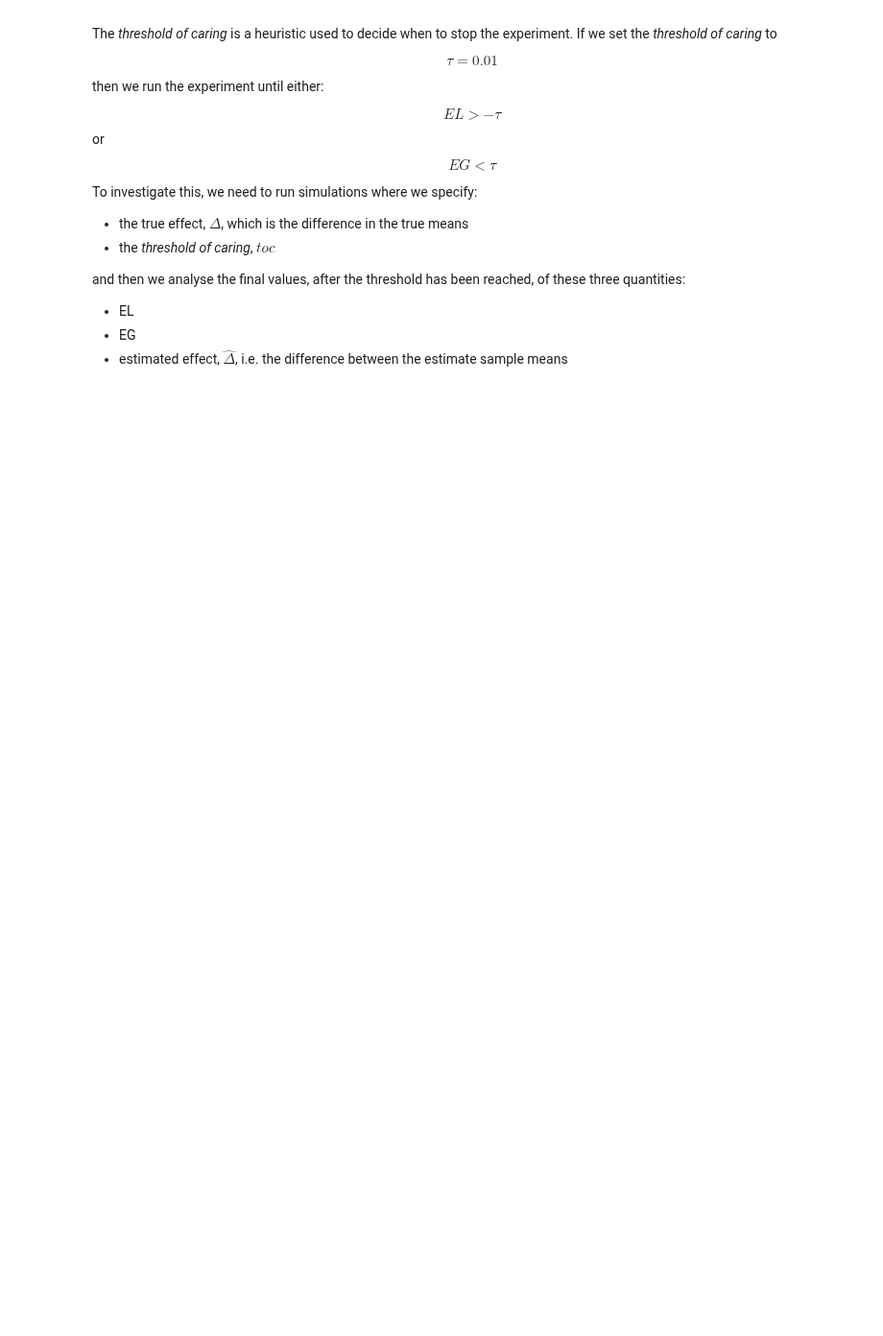
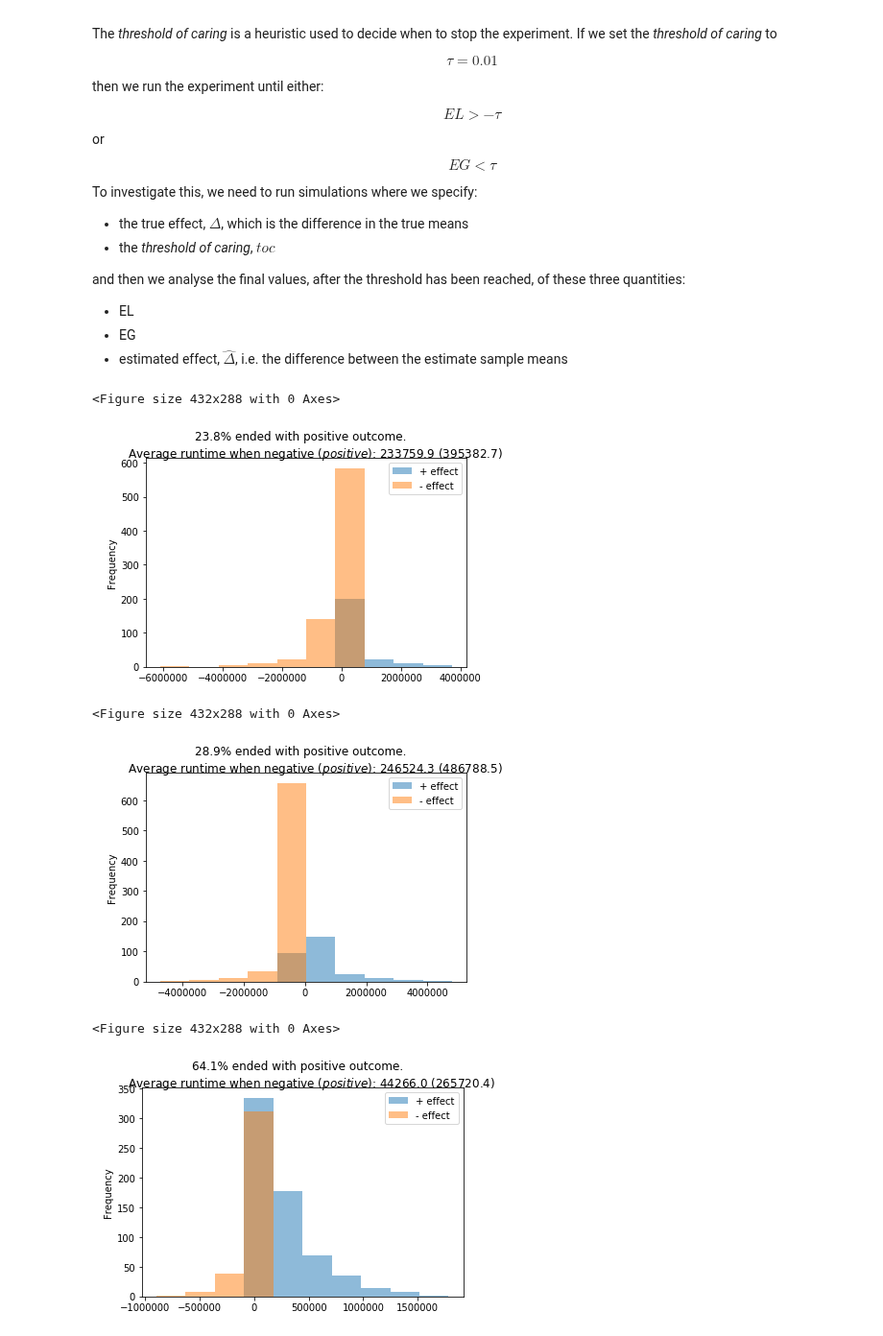
Before and after one commit to aaronmcdaid/bayesian.risk, a Jupyter notebook: notebooks/Expected Loss, and behaviour under early stopping.ipynb, the cells around one changed output. Shown at 96% size. Drawn from its saved outputs; the diff is of its cells as text; code cells hidden in the pictures; blank space fills up the shorter version.

```diff
--- a/notebooks/Expected Loss, and behaviour under early stopping.ipynb
+++ b/notebooks/Expected Loss, and behaviour under early stopping.ipynb
@@ -117,22 +97,63 @@ def to_NaN_if_False(series, b):
     s = series.copy()
     s[~b] = np.nan
     return s
+# %%
+def simulate_to_the_threshold(runs, true_difference, true_stdev, toc_down, toc_up, **kw):
+    # if either EL or EG reach the threshold_of_caring, then end
+    stopping_condition = """expected_loss > {} | expected_gain < {}""".format(toc_down, toc_up)
+    many_runs = []
+    for _ in range(runs):
+        sim = simple_dataframe_with_all_stats(
+            weights = [0.5, 0.5],
+            # the absolute value of the means doesn't matter, just the difference between them
+            means = [7, 7+true_difference],
+            stdevs = [true_stdev, true_stdev],
+            stopping_condition = stopping_condition,
+            **kw,
+        )
+        # sim.iloc[[-1]] describes the final state of the simulation
+        many_runs.append(sim.iloc[[-1]])
+    # concatenate the results, one row per simulation, and extract the interesting columns
+    df = pd.concat(many_runs).reset_index(drop=True)[['total_sample_size', 'expected_loss', 'expected_gain', 'difference_of_means']]
+    df['EL_toc_ratio'] = df.expected_loss / toc_down
+    df['EG_toc_ratio'] = df.expected_gain / toc_up
+    return df
 # %%
 def histogram(**kw):
     plt.figure()
     sims = simulate_to_the_threshold(**kw)
-    sims['is_up'] = sims.difference_of_means>0
+
+    # Check which of the stopping conditions was reached first:
+    sims['is_up'] = sims.EG_toc_ratio > sims.EL_toc_ratio
+
+    # Two sample size histograms - for positive and negative outcome
     sims['- effect'] = to_NaN_if_False(-sims.total_sample_size, ~sims.is_up)
     sims['+ effect'] = to_NaN_if_False(sims.total_sample_size, sims.is_up)
-
-    # Plot the two histograms together
     sims[['+ effect', '- effect']].plot.hist(alpha=0.5, linewidth=4, bins=10)
 
     # How many runs ended in a positive effect?
-    prop_positive = np.mean(sims.difference_of_means > 0)
+    prop_positive = np.mean(sims.is_up)
     # ... and what was the average sample size for both sets of runs?
     two_average_runtimes = sims.groupby('is_up')['total_sample_size'].mean().to_dict()
     title_string = """{:.1f}% ended with positive outcome.
         Average runtime when negative $(positive)$: {:.1f} $({:.1f})$
         """.format(prop_positive*100, two_average_runtimes.get(False, np.nan), two_average_runtimes.get(True, np.nan ))
     plt.suptitle(title_string)
+# %%
+for true_difference in [0.0, 0.01, 0.1]:
+    histogram(
+        runs=1000,
+        min_sample_size = 100,
+        true_difference=true_difference,
+        true_stdev=20,
+        toc_down = -0.001,
+        toc_up = 0.01,
+        prior = FlatPrior(),
+    )
+# %% [output]
+<Figure size 432x288 with 0 Axes>
+[figure, added]
+<Figure size 432x288 with 0 Axes>
+[figure, added]
+<Figure size 432x288 with 0 Axes>
+[figure, added]
```
Also changed, not shown: parts of 10 cells of this notebook.
